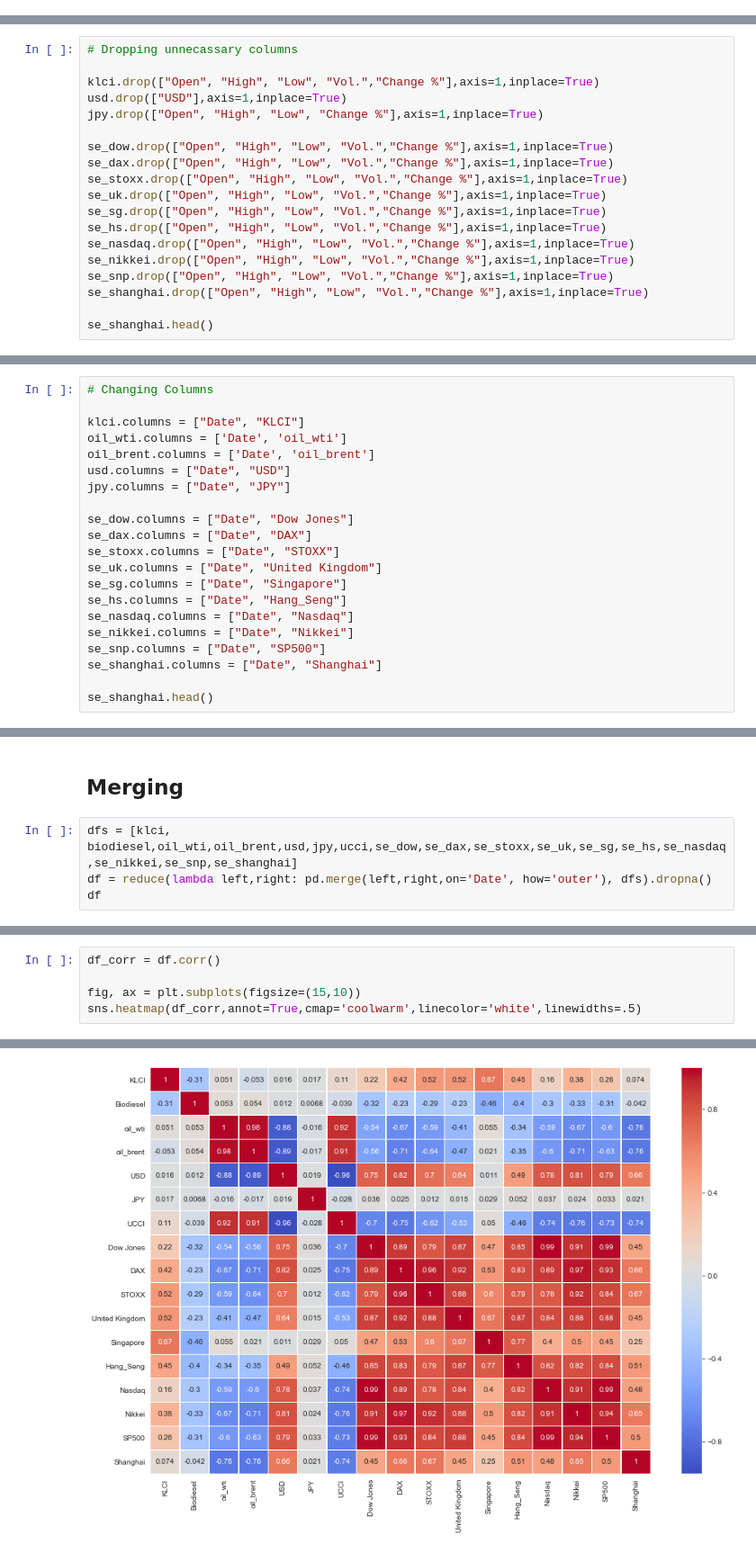
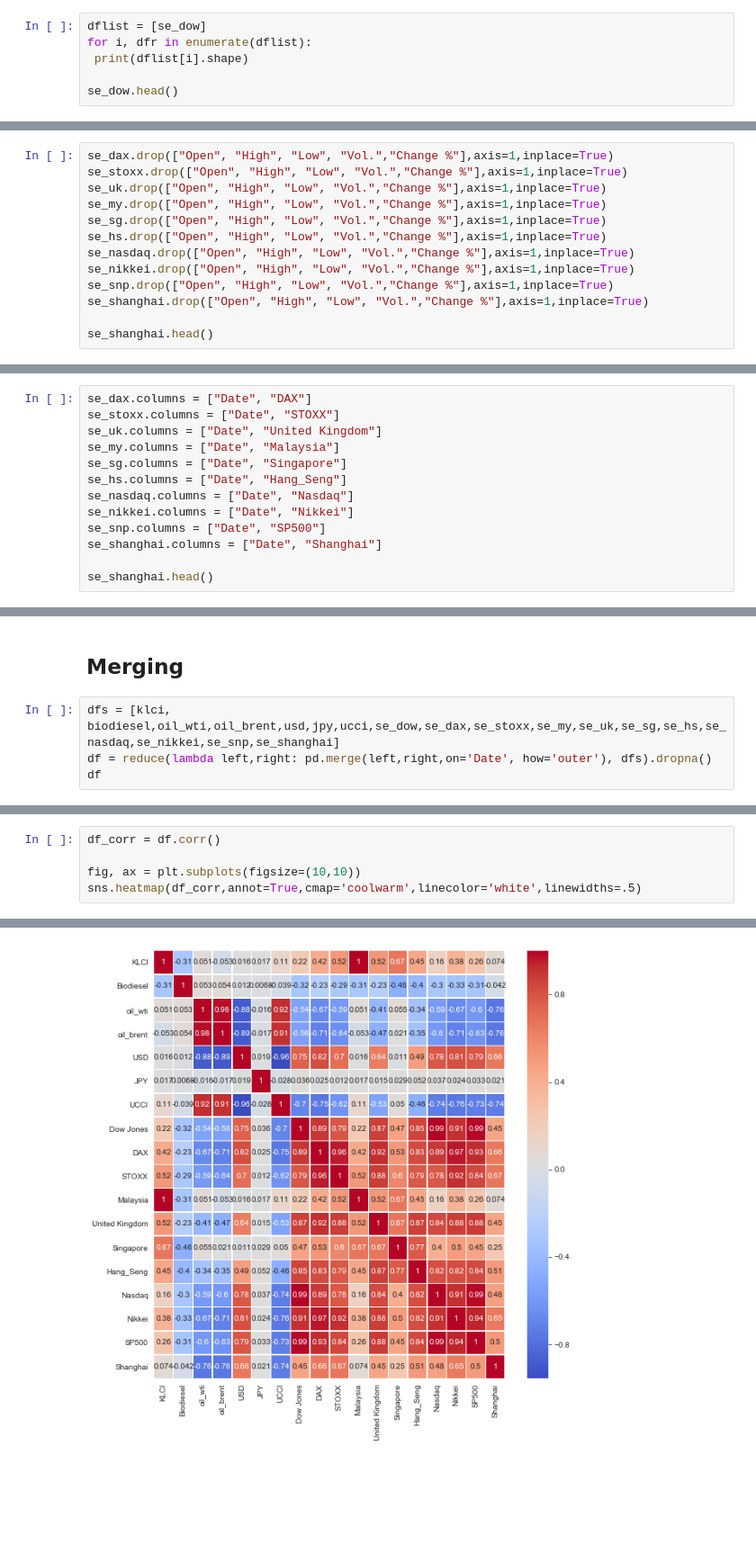
Before and after one commit to n-Faiz/WQD7003-Project-OilPriceMovement, a Jupyter notebook: New_Group_Project_Data_Analytic.ipynb, the cells around one changed output, grey strips where cells are left out. Shown: that part at 90% size. Drawn from its saved outputs; the diff is of its cells as text; blank space fills up the shorter version.

```diff
--- a/New_Group_Project_Data_Analytic.ipynb
+++ b/New_Group_Project_Data_Analytic.ipynb
@@ -344,0 +530,6 @@ ucci.head()
+# %%
+dflist = [se_dow]
+for i, dfr in enumerate(dflist):
+ print(dflist[i].shape)
+
+se_dow.head()
@@ -372,14 +613,8 @@ se_shanghai.head()
 # %%
-# Dropping unnecassary columns
-
-klci.drop(["Open", "High", "Low", "Vol.","Change %"],axis=1,inplace=True)
-usd.drop(["USD"],axis=1,inplace=True)
-jpy.drop(["Open", "High", "Low", "Change %"],axis=1,inplace=True)
-
-se_dow.drop(["Open", "High", "Low", "Vol.","Change %"],axis=1,inplace=True)
 se_dax.drop(["Open", "High", "Low", "Vol.","Change %"],axis=1,inplace=True)
 se_stoxx.drop(["Open", "High", "Low", "Vol.","Change %"],axis=1,inplace=True)
 se_uk.drop(["Open", "High", "Low", "Vol.","Change %"],axis=1,inplace=True)
+se_my.drop(["Open", "High", "Low", "Vol.","Change %"],axis=1,inplace=True)
 se_sg.drop(["Open", "High", "Low", "Vol.","Change %"],axis=1,inplace=True)
 se_hs.drop(["Open", "High", "Low", "Vol.","Change %"],axis=1,inplace=True)
 se_nasdaq.drop(["Open", "High", "Low", "Vol.","Change %"],axis=1,inplace=True)
@@ -398,16 +635,8 @@ se_shanghai.head()
 # %%
-# Changing Columns
-
-klci.columns = ["Date", "KLCI"]
-oil_wti.columns = ['Date', 'oil_wti']
-oil_brent.columns = ['Date', 'oil_brent']
-usd.columns = ["Date", "USD"]
-jpy.columns = ["Date", "JPY"]
-
-se_dow.columns = ["Date", "Dow Jones"]
 se_dax.columns = ["Date", "DAX"]
 se_stoxx.columns = ["Date", "STOXX"]
 se_uk.columns = ["Date", "United Kingdom"]
+se_my.columns = ["Date", "Malaysia"]
 se_sg.columns = ["Date", "Singapore"]
 se_hs.columns = ["Date", "Hang_Seng"]
 se_nasdaq.columns = ["Date", "Nasdaq"]
@@ -426,7 +655,7 @@ se_shanghai.head()
 # %% [markdown]
 ## Merging
 # %%
-dfs = [klci, biodiesel,oil_wti,oil_brent,usd,jpy,ucci,se_dow,se_dax,se_stoxx,se_uk,se_sg,se_hs,se_nasdaq,se_nikkei,se_snp,se_shanghai]
+dfs = [klci, biodiesel,oil_wti,oil_brent,usd,jpy,ucci,se_dow,se_dax,se_stoxx,se_my,se_uk,se_sg,se_hs,se_nasdaq,se_nikkei,se_snp,se_shanghai]
 df = reduce(lambda left,right: pd.merge(left,right,on='Date', how='outer'), dfs).dropna()
 df
 # %% [output]
@@ -446,8 +680,8 @@ df
 # %%
 df_corr = df.corr()
 
-fig, ax = plt.subplots(figsize=(15,10))
+fig, ax = plt.subplots(figsize=(10,10))
 sns.heatmap(df_corr,annot=True,cmap='coolwarm',linecolor='white',linewidths=.5)
 # %% [output]
 <matplotlib.axes._subplots.AxesSubplot at 0x...>
-[figure, old version]
+[figure, new version]
```
Also changed, not shown: parts of 66 cells of this notebook, 1 other file.
